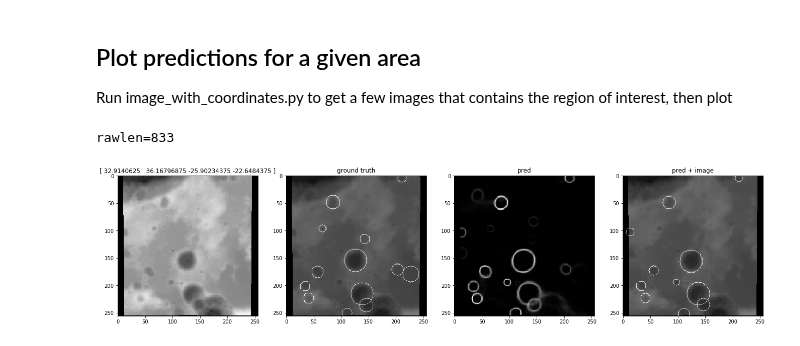
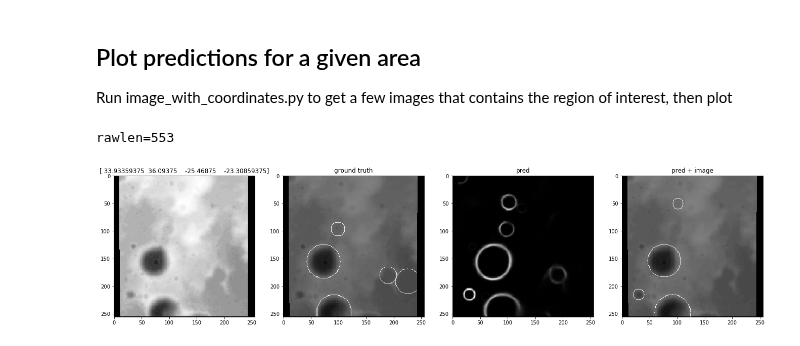
Before and after one commit to silburt/moon-craters, a Jupyter notebook: Image_Plotter.ipynb, the cells around one changed output. Drawn from its saved outputs; the diff is of its cells as text; code cells hidden in the pictures.

```diff
--- a/Image_Plotter.ipynb
+++ b/Image_Plotter.ipynb
@@ -177,7 +177,7 @@ def get_id(i, zeropad=5):
     return 'img_{i:0{zp}d}'.format(i=i, zp=zeropad)
 # %%
 #i=865    #large craters: 49, 865, 1, 622
-i=8651     #small craters: 538, 8028
+i=4085     #small craters: 538, 8028
 f, (ax1, ax2, ax3, ax4) = plt.subplots(1,4, figsize=[23, 8])
 
 img = imgs['input_images'][i]/255.
@@ -192,33 +192,33 @@ ax1.imshow(img,origin='upper',cmap="Greys_r")
 ax2.imshow(img,origin='upper',cmap="Greys_r")
 ax2.imshow(imgs['target_masks'][i],origin='upper', cmap="Greys_r",alpha=0.5)
 #ax3.imshow(img,origin='upper',cmap="Greys_r")
 ax3.imshow(pred,origin='upper', cmap="Greys_r",alpha=1)
 
 ax1.set_title(imgs['longlat_bounds'][get_id(i)][...])
 ax2.set_title('ground truth')
 ax3.set_title('pred')
 print('rawlen=%d'%(imgs['pix_bounds'][get_id(i)][2] - imgs['pix_bounds'][get_id(i)][0]))
 
 ########### extract crater dist ###########
-minrad=6
+minrad=3
 maxrad=50
 llt2=70
 rt=1
 template_thresh=0.4
 target_thresh=0.1
 coords = template_match_target(pred,minrad=minrad,maxrad=maxrad,longlat_thresh2=llt2,
                                rad_thresh=rt,template_thresh=template_thresh,
                                target_thresh=target_thresh)
 cimg = cv2.cvtColor(pred.astype(np.uint8), cv2.COLOR_GRAY2BGR)
 for c in coords:
     x,y,r = c
     cv2.circle(cimg,(int(x),int(y)),int(r),(255,255,255),thickness=1)
 ax4.imshow(img,origin='upper', cmap="Greys_r")
 ax4.imshow(cimg,origin='upper', cmap="Greys_r",alpha=0.5)
 ax4.set_title('pred + image')
 ########### extract crater dist ###########
 
 plt.savefig('output_dir/images/large_circ_errs/img%d_tt%.2f.png'%(i,template_thresh))
 # %% [output]
-rawlen=833
+rawlen=553
-[figure, old version]
+[figure, new version]
```
Also changed, not shown: 2 other files.
